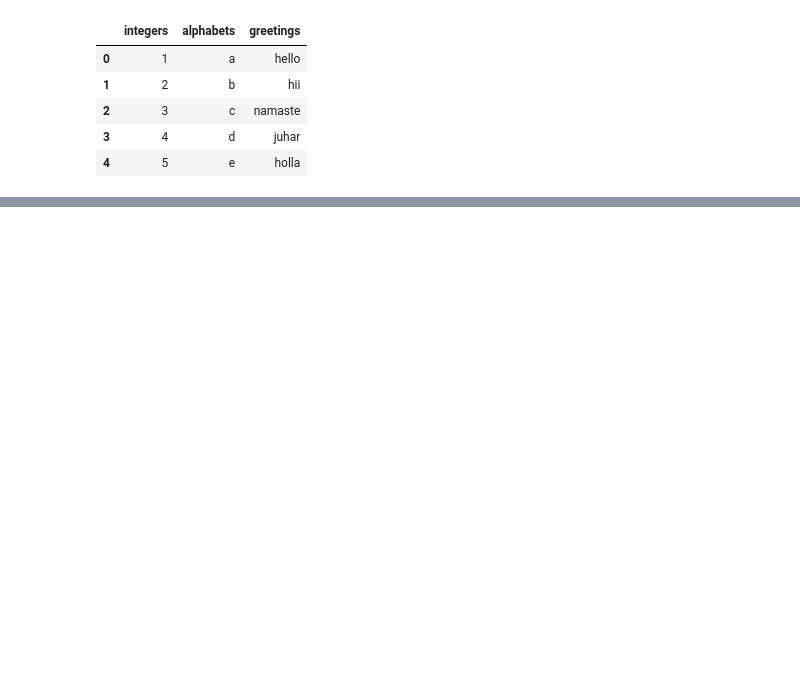
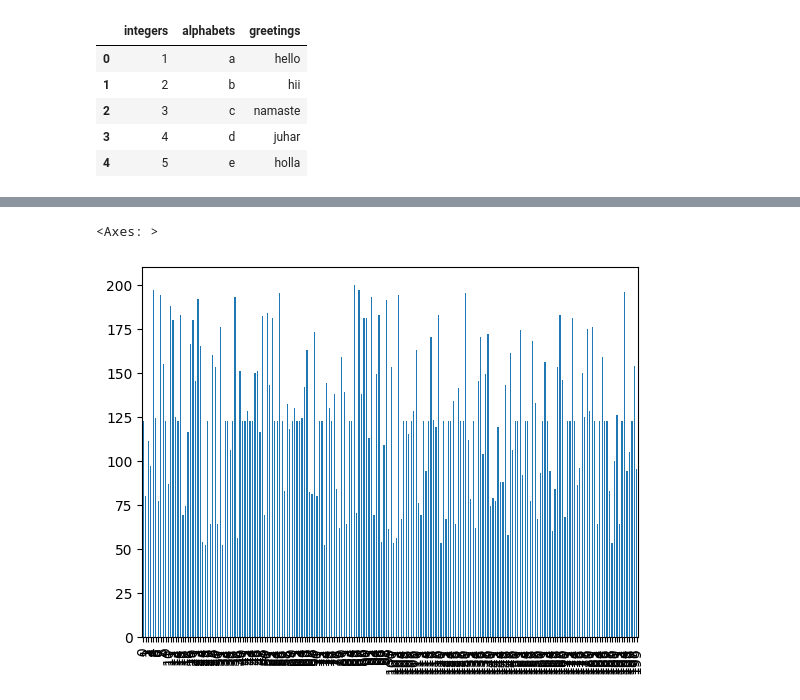
Before and after one commit to pradhans369/Python_and_Data_Science, a Jupyter notebook: 0 ML practice/18_8.ipynb, the cells around one changed output, grey strips where cells are left out. Saved outputs shown, nothing was run; the diff lists cells and outputs as text; code cells hidden in the pictures; blank space fills up the shorter version.

```diff
--- a/0 ML practice/18_8.ipynb
+++ b/0 ML practice/18_8.ipynb
@@ -156,0 +364,5 @@ pd.DataFrame(a.T)
+# %%
+obj1.plot(kind='bar')
+# %% [output]
+<Axes: >
+[figure, added]
```
Also changed, not shown: parts of 44 cells of this notebook.
